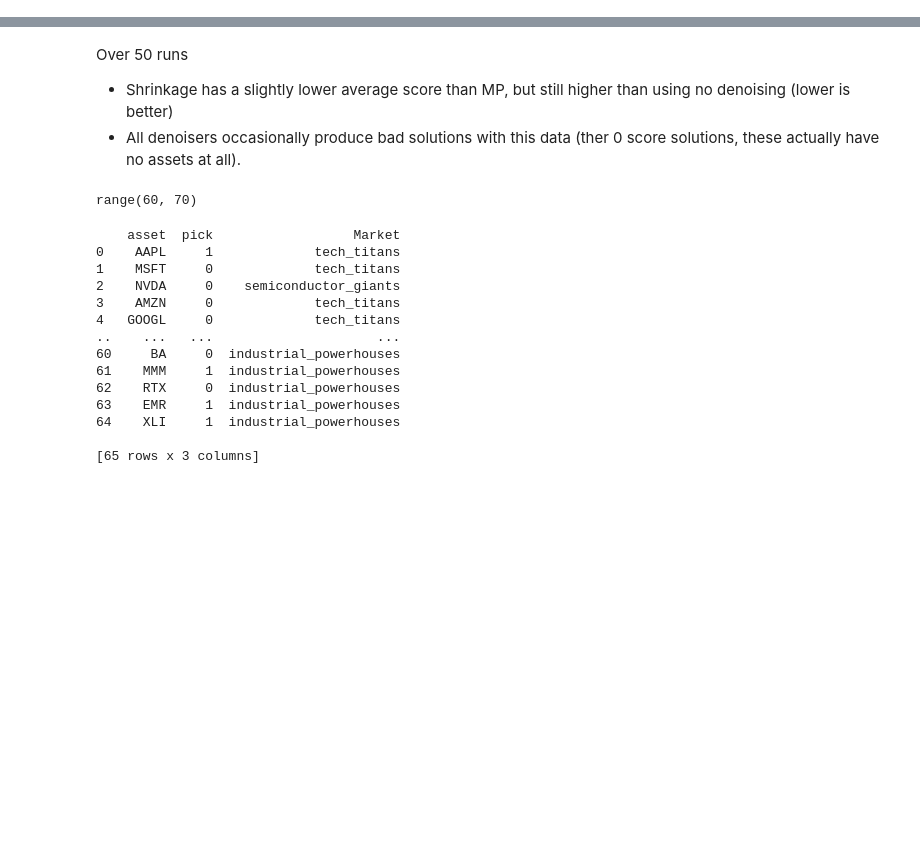
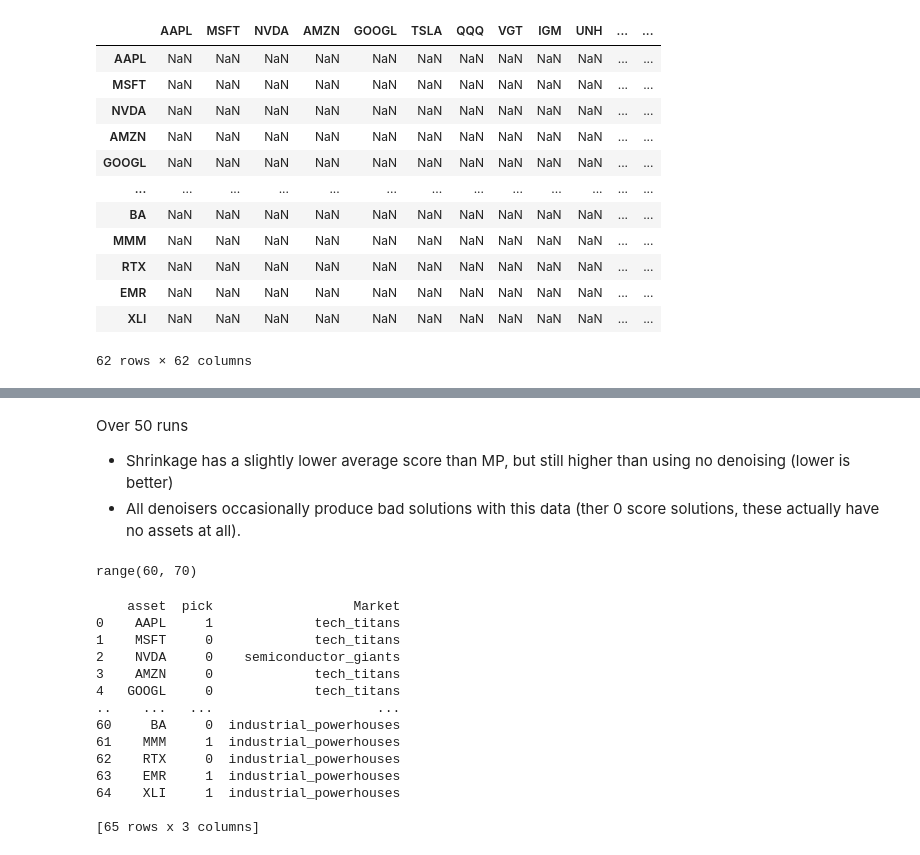
Before and after one commit to SarthakCh/VG-PO, a Jupyter notebook: examples/main_Kyle.ipynb, the cells around one changed output, grey strips where cells are left out. Saved outputs shown, nothing was run; the diff lists cells and outputs as text; code cells hidden in the pictures; blank space fills up the shorter version.

```diff
--- a/examples/main_Kyle.ipynb
+++ b/examples/main_Kyle.ipynb
@@ -131,0 +105,12 @@ class Market_Data:
+# %%
+active_denoisers = True
+# RMT Denoiser published by JPM
+rmt_denoiser = Denoiser(active=active_denoisers)
+# Shrinkage Denoiser
+shrinkage_denoiser = Denoiser_Shrinkage(active=active_denoisers)
+# Bayesian PCA Denoiser
+bayesianpca_denoiser = Denoiser_Bayesian_PCA(active=active_denoisers, data=dataset)
+# PTSCDS Denoiser
+ptscds_denoiser = Denoiser_PTSCDS(active=active_denoisers)
+# Bootstrap Denoiser
+bootstrap_denoiser = Denoiser_Bootstrap(active=active_denoisers)
@@ -131,0 +155,18 @@ class Market_Data:
+# %%
+# Bayesian PCA, for reference
+C_2, denoise_process_time, denoise_time=bayesianpca_denoiser.denoise(correlations)
+C_2
+# %% [output]
+|  | AAPL | MSFT | NVDA | AMZN | GOOGL | TSLA | QQQ | VGT | IGM | UNH | ... | ... |
+| AAPL | NaN | NaN | NaN | NaN | NaN | NaN | NaN | NaN | NaN | NaN | ... | ... |
+| MSFT | NaN | NaN | NaN | NaN | NaN | NaN | NaN | NaN | NaN | NaN | ... | ... |
+| NVDA | NaN | NaN | NaN | NaN | NaN | NaN | NaN | NaN | NaN | NaN | ... | ... |
+| AMZN | NaN | NaN | NaN | NaN | NaN | NaN | NaN | NaN | NaN | NaN | ... | ... |
+| GOOGL | NaN | NaN | NaN | NaN | NaN | NaN | NaN | NaN | NaN | NaN | ... | ... |
+| ... | ... | ... | ... | ... | ... | ... | ... | ... | ... | ... | ... | ... |
+| BA | NaN | NaN | NaN | NaN | NaN | NaN | NaN | NaN | NaN | NaN | ... | ... |
+| MMM | NaN | NaN | NaN | NaN | NaN | NaN | NaN | NaN | NaN | NaN | ... | ... |
+| RTX | NaN | NaN | NaN | NaN | NaN | NaN | NaN | NaN | NaN | NaN | ... | ... |
+| EMR | NaN | NaN | NaN | NaN | NaN | NaN | NaN | NaN | NaN | NaN | ... | ... |
+| XLI | NaN | NaN | NaN | NaN | NaN | NaN | NaN | NaN | NaN | NaN | ... | ... |
+62 rows × 62 columns
```
Also changed, not shown: parts of 18 cells of this notebook.
